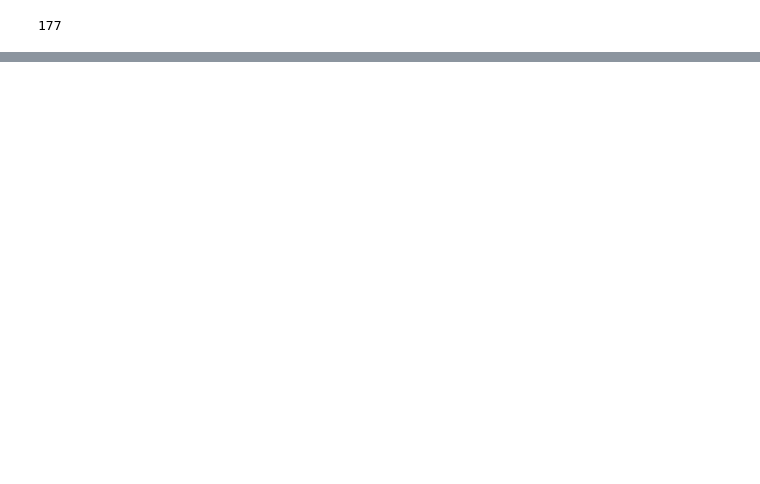
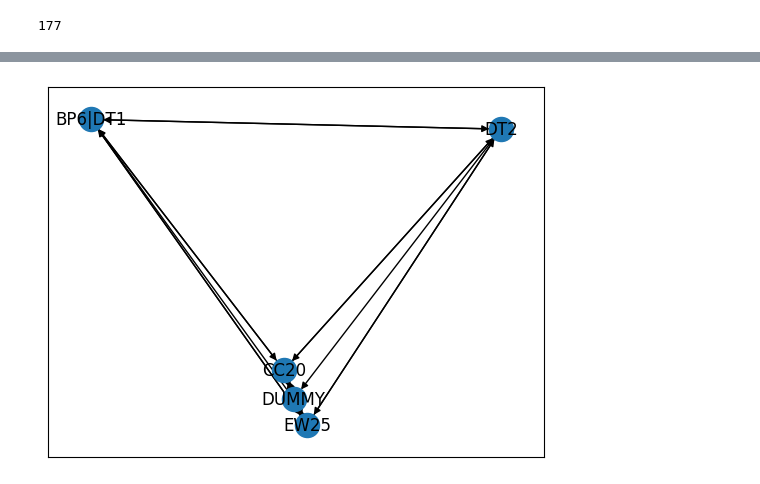
Before and after one commit to alextanhongpin/python-eda, a Jupyter notebook: 02_sg_mrt.ipynb, the cells around one changed output, grey strips where cells are left out. Drawn from its saved outputs; the diff is of its cells as text; code cells hidden in the pictures; blank space fills up the shorter version.

```diff
--- a/02_sg_mrt.ipynb
+++ b/02_sg_mrt.ipynb
@@ -302,3 +310,0 @@ nx.draw_networkx(
-# %%
-paths = nx.shortest_path(G, "CE1", "EW1")
-paths
@@ -322,3 +310,0 @@ paths
-# %%
-for path in paths:
-    print(path, name_by_code[path])
@@ -342,9 +310,0 @@ EW1 Pasir Ris
-# %%
-length, paths = nx.multi_source_dijkstra(
-    G,
-    ["EW1", "CC1", "CE1"],
-    "DT1",
-)
-
-for path in paths:
-    print(path, name_by_code[path])
@@ -365,0 +311,5 @@ DT1 Bukit Panjang
+# %%
+name_by_code = {}
+for station in stations:
+    name_by_code["|".join(station.codes)] = station.name
+name_by_code
@@ -370,23 +364,54 @@ from itertools import combinations
 
 from networkx.algorithms import approximation
 
-H = nx.DiGraph()
 
-start = "DT1"
-nodes = ["CC16", "NS19"]
-end = "CC20"
-dummy = "DUMMY"
+def shortest_path_with_stops(start, end, stops=[]):
+    H = nx.DiGraph()
 
-H.add_edge(dummy, start, weight=0)
-H.add_edge(end, dummy, weight=0)
+    dummy = "DUMMY"
+    start = interchanges[start] if start in interchanges else start
+    end = interchanges[end] if end in interchanges else end
+    H.add_edge(dummy, start, weight=0)
+    H.add_edge(end, dummy, weight=0)
+    H.add_edge(
+        start, end, weight=100000
+    )  # So that start doesn't connect to end immediately.
+    H.add_edge(
+        end, start, weight=100000
+    )  # So that start doesn't connect to end immediately.
+    exclude = [start, end]
+    nodes = [start, end, *stops]
+    nodes = [interchanges[node] if node in interchanges else node for node in nodes]
+    stops = {}
+    for start, end in combinations(nodes, 2):
+        stops[(start, end)] = nx.shortest_path(G, start, end)
+        stops[(end, start)] = nx.shortest_path(G, end, start)
+        H.add_edge(start, end, weight=nx.shortest_path_length(G, start, end))
+        H.add_edge(end, start, weight=nx.shortest_path_length(G, end, start))
+        if start not in exclude:
+            H.add_edge(start, "DUMMY", weight=10000)
 
-for start, end in combinations([start, end, *nodes], 2):
-    weight = nx.shortest_path_length(G, start, end)
-    print(start, end, nx.shortest_path(G, start, end), weight)
-    H.add_edge(start, end, weight=weight)
-    H.add_edge(end, start, weight=weight)
+            H.add_edge("DUMMY", start, weight=10000)
+        if end not in exclude:
+            H.add_edge(end, "DUMMY", weight=10000)
+            H.add_edge("DUMMY", end, weight=10000)
+    nx.draw_networkx(H)
+    paths = approximation.traveling_salesman_problem(H)
+    if paths[-1] == exclude[0]:
+        paths.pop()
+    if paths[-1] == "DUMMY":
+        paths.pop()
+    print(paths)
+    final = []
+    for a, b in zip(paths, paths[1:]):
+        next_stops = stops[(a, b)]
+        if len(final) > 0 and final[-1] == next_stops[0]:
+            final.extend(next_stops[1:])
+        else:
+            final.extend(next_stops)
+    names = [name_by_code[path] for path in final]
+    return list(zip(final, names)), len(final)
 
 
-paths = approximation.traveling_salesman_problem(H)
-paths
+shortest_path_with_stops("DT1", "DT2", ["EW25", "CC20"])
 # %% [output]
@@ -399,0 +439 @@ CC16 NS19 ['CC16', 'CC15', 'NS17', 'NS18', 'NS19'] 4
+[figure, added]
```
Also changed, not shown: parts of 18 cells of this notebook.
